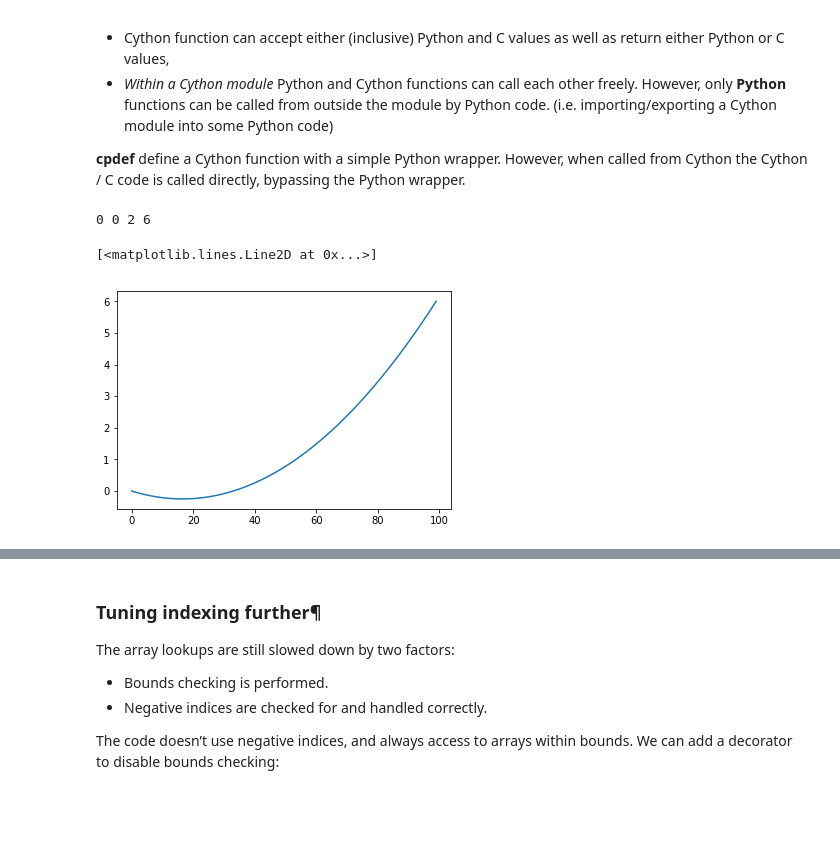
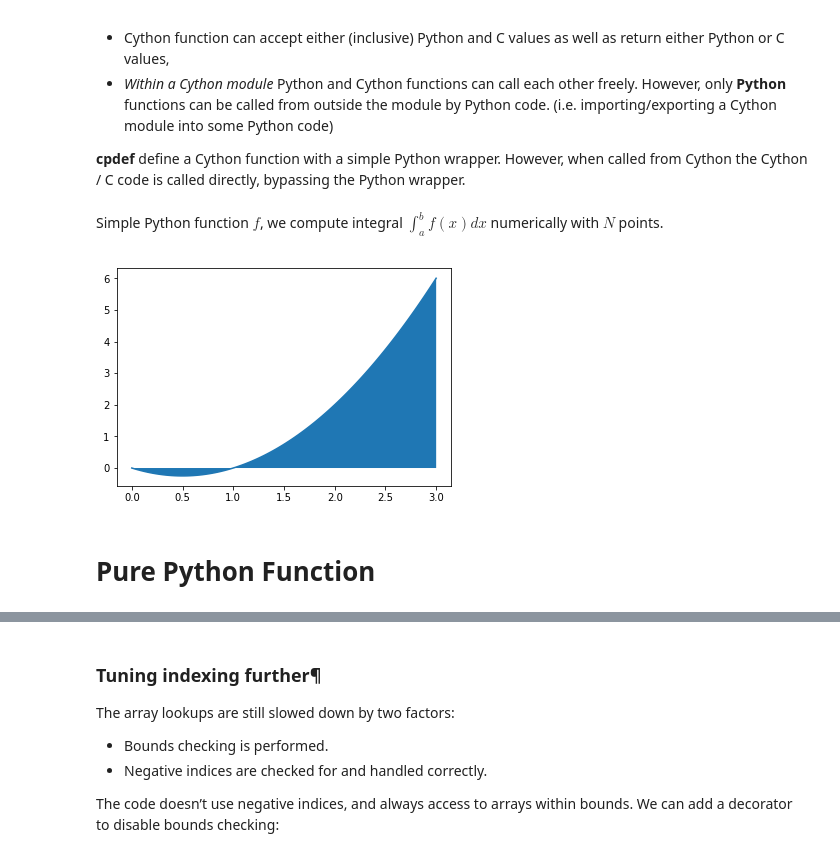
Before and after one commit to pnavaro/math-python, a Jupyter notebook: 21.Cython.ipynb, the cells around one changed output, grey strips where cells are left out. Cells and saved outputs as stored; diff of their text form; code cells hidden in the pictures; blank space fills up the shorter version.

```diff
--- a/21.Cython.ipynb
+++ b/21.Cython.ipynb
@@ -120,13 +103,20 @@ def integrate_f(a, b, N):
+# %% [markdown]
+Simple Python function $f$, we compute integral $\int_a^b f(x)dx$ numerically with $N$ points.
 # %%
 %matplotlib inline
 import matplotlib.pyplot as plt
 import numpy as np
-print (f(0), f(1), f(2), f(3))
-plt.plot(f(np.linspace(0,3,100)))
+def f(x):
+    return x**2 - x
+
+x = np.linspace(0,3,100)
+ax = plt.subplot(1,1,1)
+ax.plot(x, f(x))
+ax.fill_between(x, 0, f(x));
 # %% [output]
-0 0 2 6
-[<matplotlib.lines.Line2D at 0x...>]
-[figure, old version]
+[figure, new version]
+# %% [markdown]
+# Pure Python Function
 # %%
 def integrate_f_py(a,b,N):
     s  = 0
```
Also changed, not shown: parts of 32 cells of this notebook, 5 other files.
